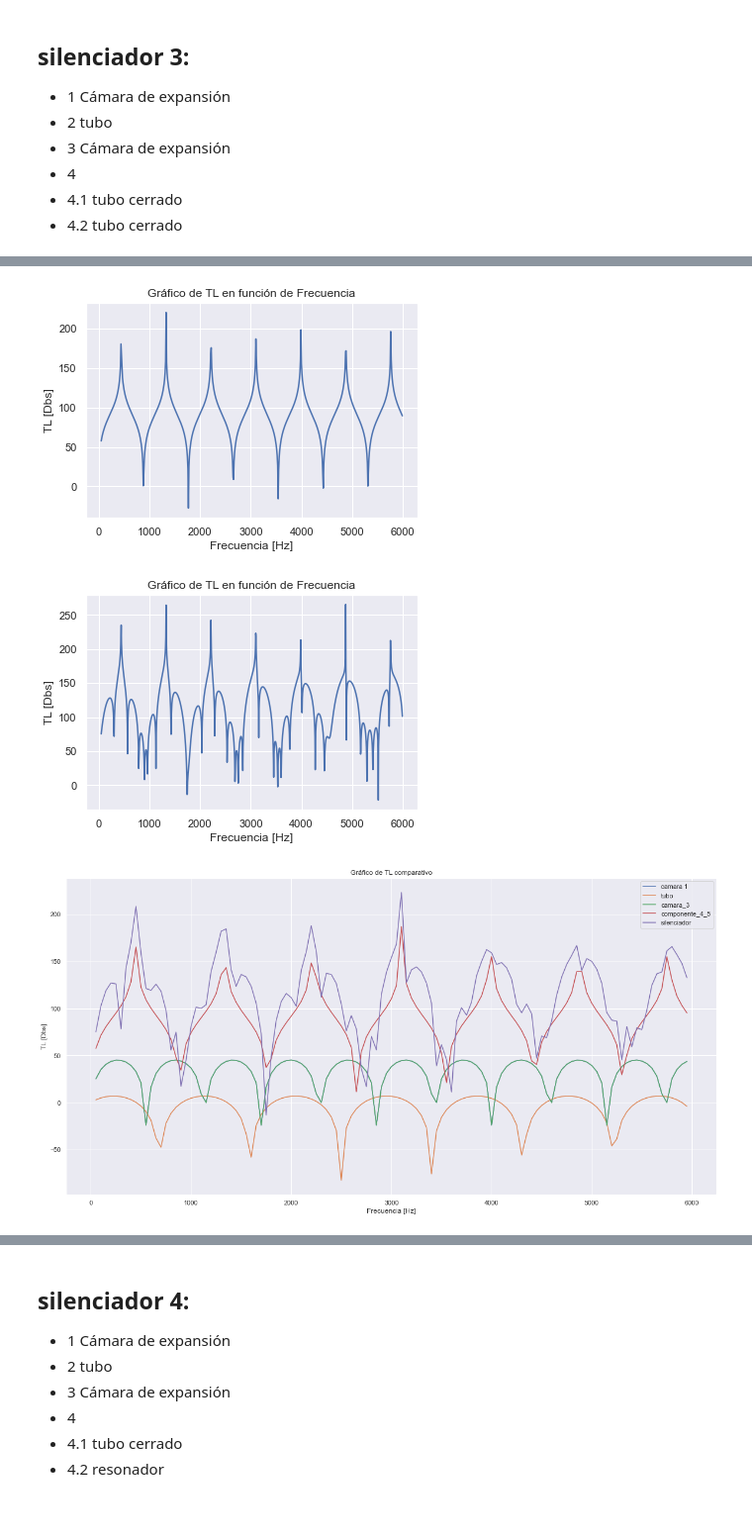
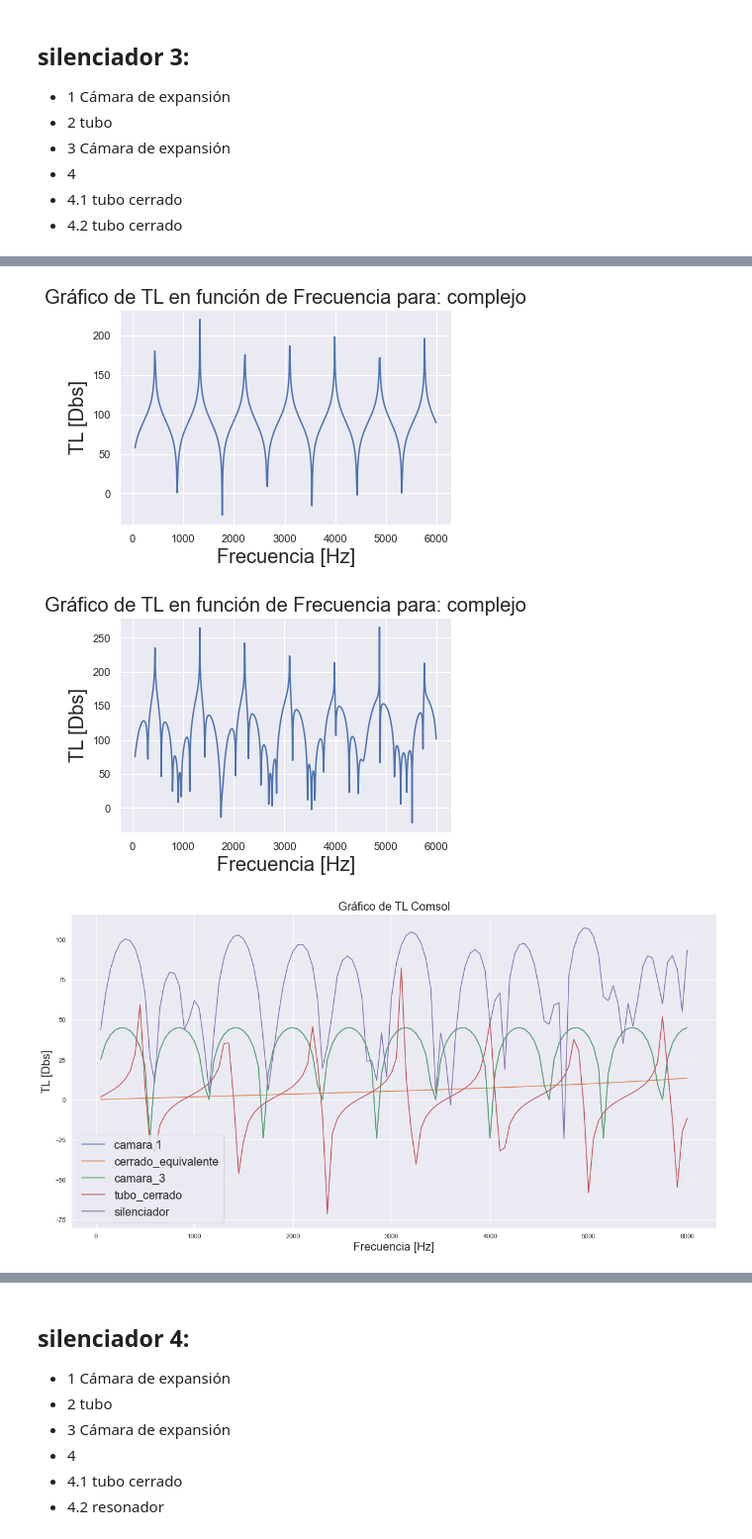
Before and after one commit to tomascufaro/quadrupoles, a Jupyter notebook: cuadripolos_aplication.ipynb, the cells around one changed output, grey strips where cells are left out. Shown at 99% size. Saved outputs shown, nothing was run; the diff lists cells and outputs as text; code cells hidden in the pictures; blank space fills up the shorter version.

```diff
--- a/cuadripolos_aplication.ipynb
+++ b/cuadripolos_aplication.ipynb
@@ -10,6 +10,9 @@ import matplotlib.pyplot as plt
 #para scalar y comparar piolita
 from sklearn import preprocessing
 min_max_scaler = preprocessing.MinMaxScaler()
+plt.rcParams["axes.labelsize"] = 20
+plt.rcParams['legend.fontsize'] = 20
+plt.rcParams["axes.titlesize"] = 20
 # %% [output]
 The autoreload extension is already loaded. To reload it, use:
   %reload_ext autoreload
@@ -239,7 +240,7 @@ tubo_tubo.cuadri
 tubo_tubo.obtencion_tl()
 tubo_tubo.plot_tl()
 # %% [output]
-[figure, old version]
+[figure, new version]
 # %%
 # total
 silenciador_total_3 = camara * tubo * camara_3 * tubo_tubo
@@ -248,21 +249,22 @@ silenciador_total_3.s2 = np.pi * (0.02 ** 2)
 silenciador_total_3.obtencion_tl()
 silenciador_total_3.plot_tl(values = np.arange(50, 6000, 5))
 # %% [output]
-[figure, old version]
+[figure, new version]
 # %%
-x = np.arange(50,6000,50)
+x = np.arange(50,6050,50)
 fig, ax = plt.subplots(figsize = (20,10))
 ax.plot(x, camara.tl_(x), label = 'camara 1')
-ax.plot(x, tubo.tl_(x), label = 'tubo')
+ax.plot(x, tubo_cerrado_remplazo.tl_(x), label = 'cerrado_equivalente')
 ax.plot(x, camara_3.tl_(x), label = 'camara_3')
-ax.plot(x, tubo_tubo.tl_(x), label = 'componente_4_5')
-ax.plot(x, silenciador_total_3.tl_(x), label = 'silenciador')
+ax.plot(x, tubo_cerrado.tl_(x), label = 'tubo_cerrado')
+ax.plot(x, silenciador_total.tl_(x), label = 'silenciador')
 ax.set(xlabel='Frecuencia [Hz]', ylabel='TL [Dbs]',
-       title='Gráfico de TL comparativo')
+       title='Gráfico de TL Comsol')
 ax.legend(loc = 'best')
 plt.show()
+#fig.savefig('cuadripolos_plots/suma_silenciadores_tubo_tubo.png')
 # %% [output]
-[figure, old version]
+[figure, new version]
 # %%
 x = np.arange(50,6050,50)
 y_silenciador = min_max_scaler.fit_transform(silenciador_total_3.tl_(x).reshape(-1, 1))
```
Also changed, not shown: parts of 20 cells of this notebook, 1 other file.
